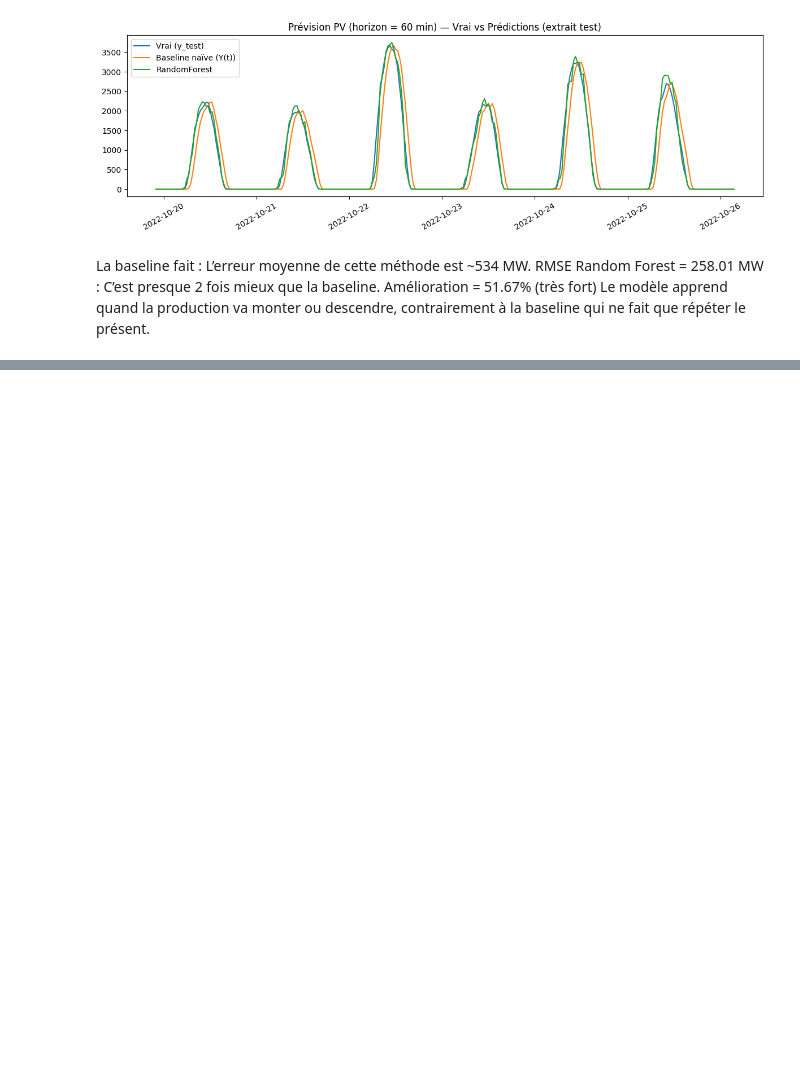
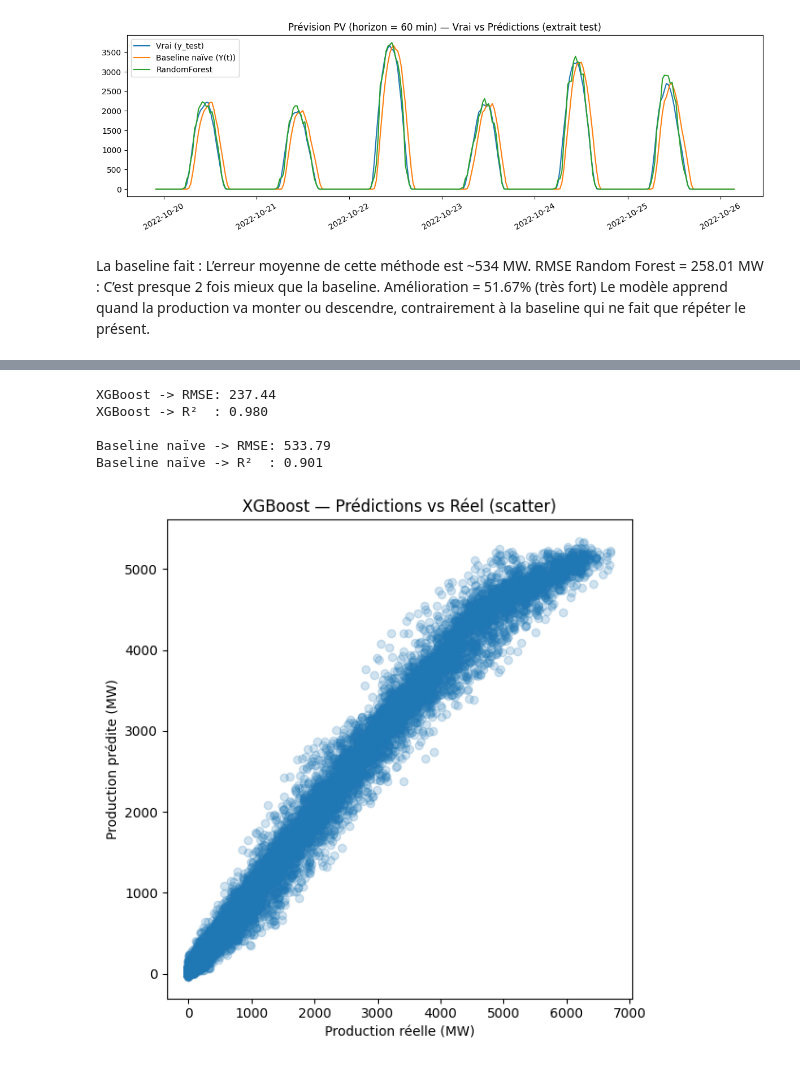
Before and after one commit to IshaghCheikh/PythonProject, a Jupyter notebook: main.ipynb, the cells around one changed output, grey strips where cells are left out. Saved outputs shown, nothing was run; the diff lists cells and outputs as text; code cells hidden in the pictures; blank space fills up the shorter version.

Commit message:
XGBoost modified

```diff
--- a/main.ipynb
+++ b/main.ipynb
@@ -652,0 +682,45 @@ Le modèle apprend quand la production va monter ou descendre, contrairement à
+# %%
+xgb_model = Pipeline(steps=[
+    ("scaler", StandardScaler()),
+    ("xgb", XGBRegressor(
+        n_estimators=300,
+        learning_rate=0.05,
+        max_depth=6,
+        subsample=0.8,
+        colsample_bytree=0.8,
+        random_state=42,
+        n_jobs=-1
+    ))
+])
+
+xgb_model.fit(X_train, y_train)
+y_pred_xgb = xgb_model.predict(X_test)
+# %%
+rmse_xgb = rmse(y_test, y_pred_xgb)
+r2_xgb = r2_score(y_test, y_pred_xgb)
+
+print(f"XGBoost -> RMSE: {rmse_xgb:.2f}")
+print(f"XGBoost -> R²  : {r2_xgb:.3f}")
+
+# Si tu as déjà y_pred_naive dans ton notebook :
+rmse_naive = rmse(y_test, y_pred_naive)
+r2_naive = r2_score(y_test, y_pred_naive)
+
+print("\nBaseline naïve -> RMSE:", round(rmse_naive, 2))
+print("Baseline naïve -> R²  :", round(r2_naive, 3))
+# %% [output]
+XGBoost -> RMSE: 237.44
+XGBoost -> R²  : 0.980
+
+Baseline naïve -> RMSE: 533.79
+Baseline naïve -> R²  : 0.901
+# %%
+plt.figure(figsize=(6,6))
+plt.scatter(y_test, y_pred_xgb, alpha=0.2)
+plt.xlabel("Production réelle (MW)")
+plt.ylabel("Production prédite (MW)")
+plt.title("XGBoost — Prédictions vs Réel (scatter)")
+plt.tight_layout()
+plt.show()
+# %% [output]
+[figure, added]
```
Also changed, not shown: parts of 4 cells of this notebook.
